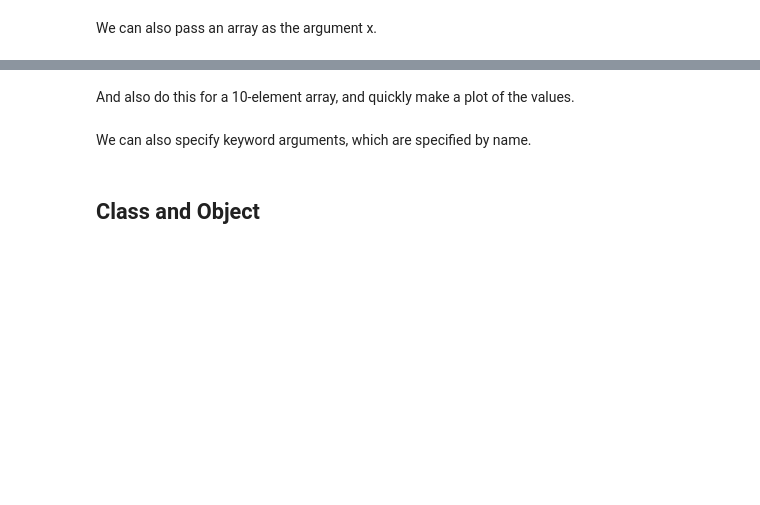
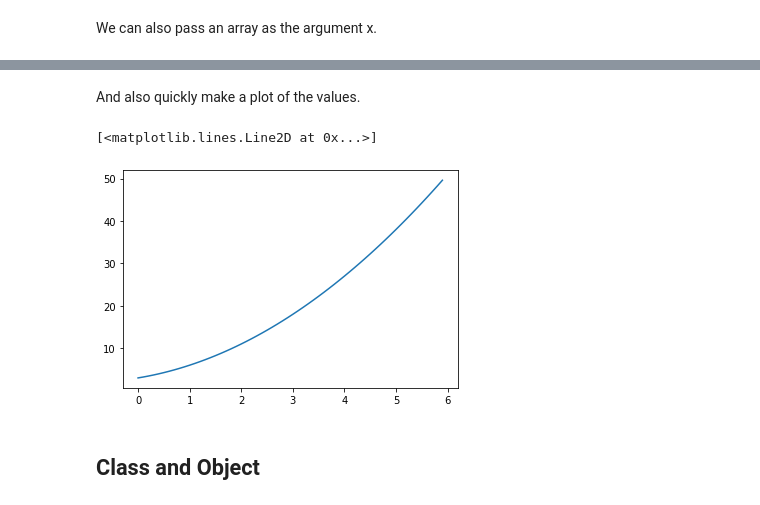
Before and after one commit to idebtor/JoyAI, a Jupyter notebook: ipynb/Lec00Overview.ipynb, the cells around one changed output, grey strips where cells are left out. Cells and saved outputs as stored; diff of their text form; code cells hidden in the pictures; blank space fills up the shorter version.

```diff
--- a/ipynb/Lec00Overview.ipynb
+++ b/ipynb/Lec00Overview.ipynb
@@ -452,10 +377,8 @@ poly(x, 1, 2, 3)
 # %% [markdown]
-And also do this for a 10-element array, and quickly make a plot of the values.
+And also quickly make a plot of the values.
 # %%
 %matplotlib inline
-import matplotlib.pyplot as plot
-
-x = np.arange(10)
-plot.plot(x, poly(x, 2, 3, 4))
+import matplotlib.pyplot as plt
+# %% [output]
+[<matplotlib.lines.Line2D at 0x...>]
+[figure, added]
-# %% [markdown]
-We can also specify keyword arguments, which are specified by name.
```
Also changed, not shown: parts of 51 cells of this notebook, 1 other file.
